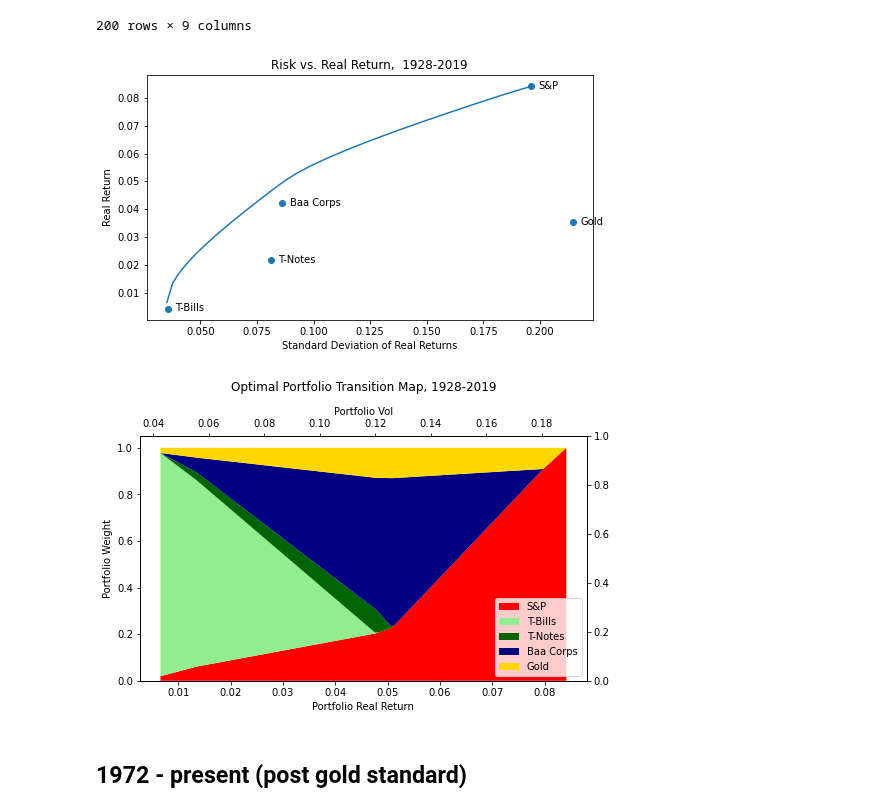
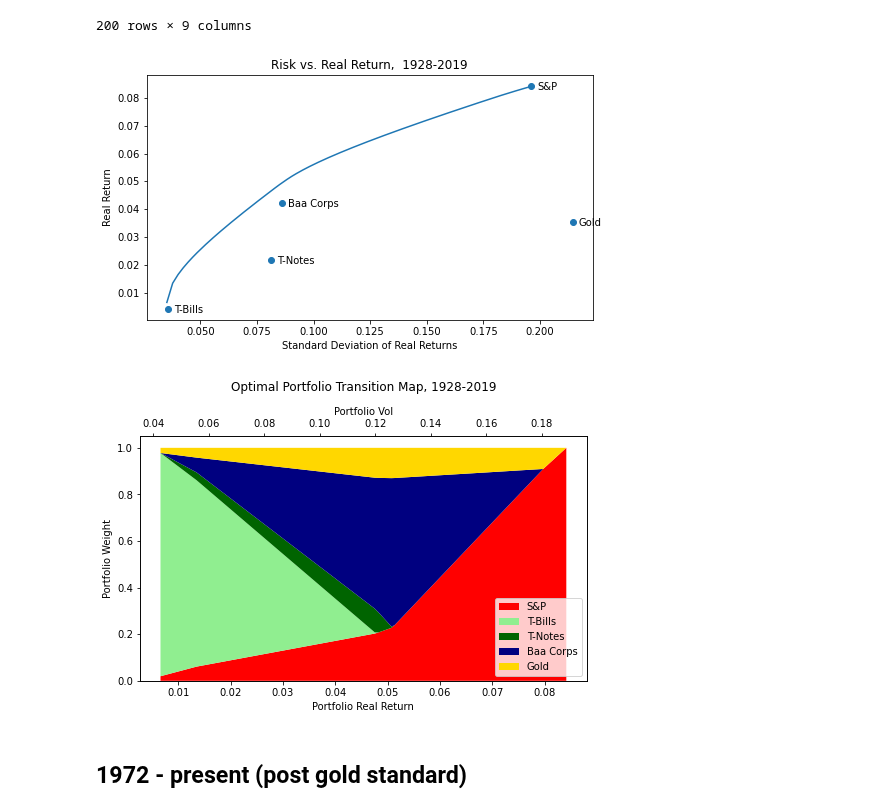
Before and after one commit to druce/portfolio_optimization, a Jupyter notebook: Portfolio optimization.ipynb, the cells around one changed output. Cells and saved outputs as stored; diff of their text form; code cells hidden in the pictures.

```diff
--- a/Portfolio optimization.ipynb
+++ b/Portfolio optimization.ipynb
@@ -308,50 +309,65 @@ ret_df
 200 rows × 9 columns
 # %%
 # plot efficient frontier
-plt.figure(figsize=(8, 4.5))
-plt.scatter(asset_vols, mu)
+def plot_efrontier(ret_df, df,
+                   xlabel="Standard Deviation of Real Returns",
+                   ylabel="Real Return",
+                   title=None):
 
-x = ret_df['std']
-y = ret_df['return']
-plt.xlabel("Standard Deviation of Real Returns")
-plt.ylabel("Real Return")
-plt.title("Risk vs. Real Return,  %d-%d" % (df.index[0], df.index[-1]))
+    Sigma = np.cov(df.transpose())
+    n = Sigma.shape[0]
+    mu = df.mean().values
+    asset_vols = np.sqrt(Sigma.diagonal())
 
-# plot the data
-plt.plot(x,y)
+    plt.figure(figsize=(8, 4.5))
 
-xoffset = 0.0033
-yoffset = 0.002
-for i, label in enumerate(labels):
-    plt.annotate(label, xy=(asset_vols[i]+xoffset, mu[i]+yoffset),  xycoords='data',
-                horizontalalignment='left', verticalalignment='top',
-               )
+    # plot the data
+    plt.plot(ret_df['std'], ret_df['return'])
+    plt.xlabel(xlabel)
+    plt.ylabel(ylabel)
+    plot_title = "Risk vs. Real Return,  %d-%d" % (df.index[0], df.index[-1]) if title is None else title
+    plt.title(plot_title)
+
+    # plot the markers
+    plt.scatter(asset_vols, mu)
+    xoffset = 0.0025
+    yoffset = 0.0015
+    labels = df.columns
+    for i, label in enumerate(labels):
+        plt.annotate(label, xy=(asset_vols[i]+xoffset, mu[i]+yoffset),  xycoords='data',
+                     horizontalalignment='left', verticalalignment='top',
+                    )
+
+plot_efrontier(ret_df, df)
 # %% [output]
-[figure, old version]
+[figure, new version]
 # %%
 # stacked area chart of weights vs. returns
 # for given vol constraint and corresponding real return, show portfolio weights
-x = ret_df['return']
-y_list = [ret_df[l] for l in labels]
-pal = ['red', 'lightgreen', 'darkgreen', 'navy', 'gold']
+def transition_map(ret_df, labels, startyear, endyear):
 
-fig = plt.figure(figsize=(8, 4.5))
-ax1 = fig.add_subplot(111)
+    x = ret_df['return']
+    # absolute values so shorts don't create chaos
+    y_list = [abs(ret_df[l]) for l in labels]
+    pal = ['red', 'lightgreen', 'darkgreen', 'navy', 'gold', 'cyan']
 
-ax1.stackplot(x, y_list, labels=labels, colors=pal)
-ax1.set_xlabel("Portfolio Real Return")
-ax1.set_ylabel("Portfolio Weight")
-ax1.legend(loc='lower right')
+    fig = plt.figure(figsize=(8, 4.5))
+    ax1 = fig.add_subplot(111)
 
-ax2 = ax1.twiny()
-ax2.set_xlim((ret_df['std'].iloc[0], ret_df['std'].iloc[-1]))
-ax2.set_xlabel('Portfolio Vol')
+    ax1.stackplot(x, y_list, labels=labels, colors=pal)
+    ax1.set_xlabel("Portfolio Real Return")
+    ax1.set_ylabel("Portfolio Weight")
+    ax1.legend(loc='lower right')
+    ax2 = ax1.twiny()
+    ax2.set_xlim((ret_df['std'].iloc[0], ret_df['std'].iloc[-1]))
+    ax2.set_xlabel('Portfolio Vol')
 
-ax3 = ax1.twinx()
 
-plt.title("Optimal Portfolio Transition Map, %d-%d" % (df.index[0], df.index[-1]), y=1.16);
+    plt.title("Optimal Portfolio Transition Map, %d-%d" % (startyear, endyear), y=1.16);
+
+transition_map(ret_df, labels=df.columns, startyear=df.index[0], endyear=df.index[-1])
 # %% [output]
-[figure, old version]
+[figure, new version]
 # %% [markdown]
 ## 1972 - present (post gold standard)
 # %%
```
Also changed, not shown: parts of 31 cells of this notebook, 1 other file.
